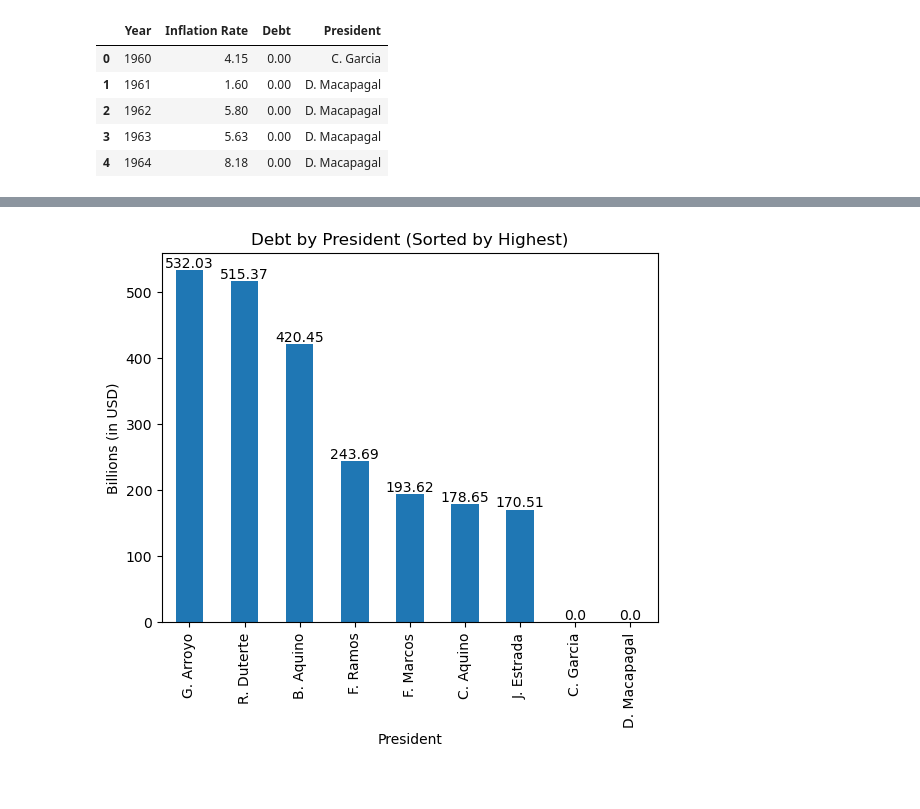
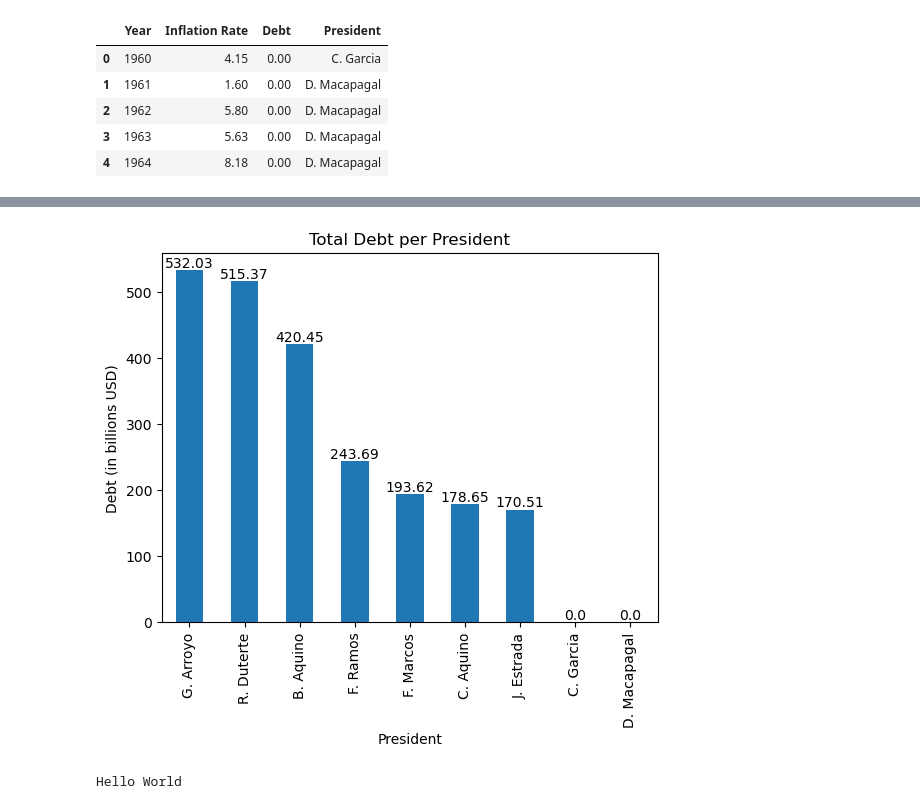
Before and after one commit to Giyanellow/Time-Series-Analysis-on-Philippine-Debt-and-Inflation, a Jupyter notebook: CAPSTONE PROJECT.ipynb, the cells around one changed output, grey strips where cells are left out. Cells and saved outputs as stored; diff of their text form; code cells hidden in the pictures.

```diff
--- a/CAPSTONE PROJECT.ipynb
+++ b/CAPSTONE PROJECT.ipynb
@@ -308,15 +301,19 @@ Name: Inflation Rate, dtype: float64
 # %%
-pres_debt = df_inflation.groupby('President')['Debt'].sum().sort_values(ascending=False)
-pres_debt.plot(kind='bar')
+debt_per_president = df_inflation.groupby('President')['Debt'].sum().sort_values(ascending=False)
+debt_per_president.plot(kind='bar')
 
-plt.title('Debt by President (Sorted by Highest)')
+plt.title('Total Debt per President')
 plt.xlabel('President')
-plt.ylabel('Billions (in USD)')
+plt.ylabel('Debt (in billions USD)')
 
 # Add values to each bar
-for i, value in enumerate(pres_debt):
+for i, value in enumerate(debt_per_president):
     plt.text(i, value, str(round(value, 2)), ha='center', va='bottom')
 
 plt.show()
 # %% [output]
-[figure, old version]
+[figure, new version]
+# %%
+print('Hello World')
+# %% [output]
+Hello World
```
Also changed, not shown: parts of 9 cells of this notebook.
